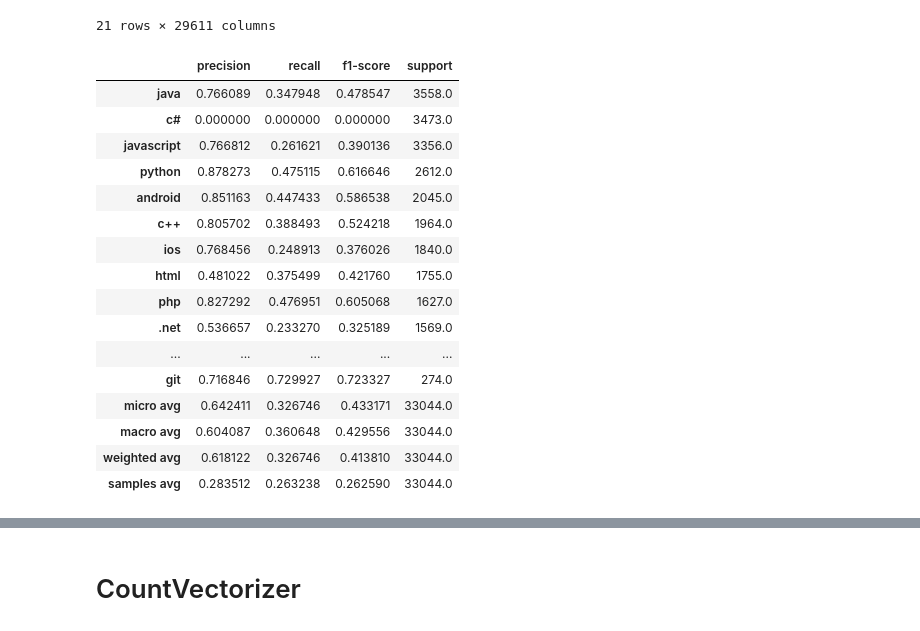
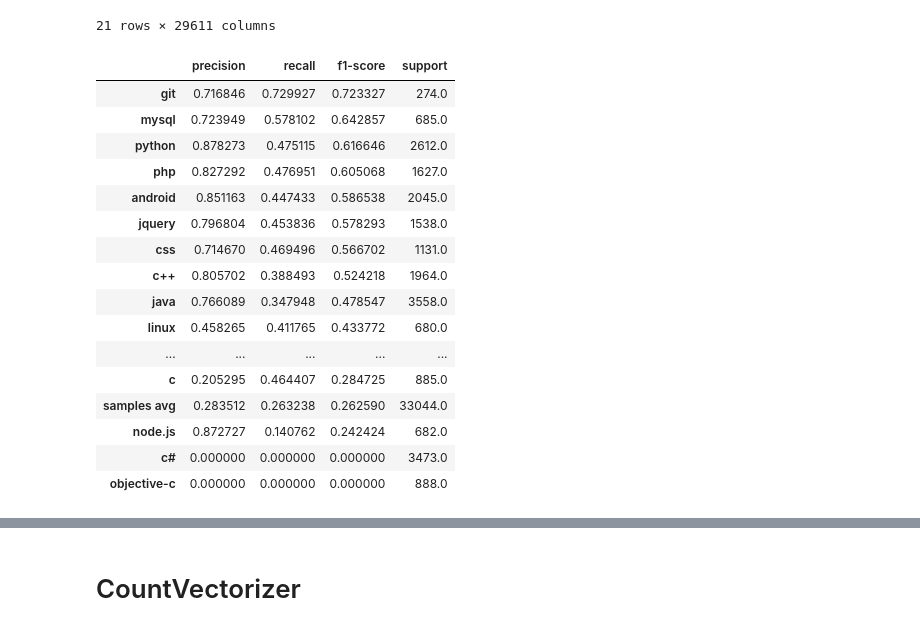
Before and after one commit to DomWch/OpenClassRooms-NLP-P5, a Jupyter notebook: p5-nlp-tfidf-onevsrest.ipynb, the cells around one changed output, grey strips where cells are left out. Saved outputs shown, nothing was run; the diff lists cells and outputs as text; code cells hidden in the pictures.

```diff
--- a/p5-nlp-tfidf-onevsrest.ipynb
+++ b/p5-nlp-tfidf-onevsrest.ipynb
@@ -175,10 +180,16 @@ def tags_are_in(df: pd.DataFrame(), tags: list):
     return pd.DataFrame({tag: tag_is_in(df, tag) for tag in tags})
 
 
-def save_score(y_true, y_pred, target_names: list, name=None) -> pd.DataFrame():
+def save_score(
+    y_true, y_pred, target_names: list, name=None, zero_division=0
+) -> pd.DataFrame():
     scores = pd.DataFrame(
         metrics.classification_report(
-            y_true, y_pred, target_names=target_names, zero_division=0, output_dict=True
+            y_true,
+            y_pred,
+            target_names=target_names,
+            zero_division=zero_division,
+            output_dict=True,
         )
     ).T
     if name is not None:
@@ -305,7 +321,9 @@ save_score(
 test_str = X_test.str
 pred_is_in = pd.DataFrame(
     {
-        target_name: test_str.contains(f" {target_name} ", case=False, regex=False).values
+        target_name: test_str.contains(
+            f" {target_name} ", case=False, regex=False
+        ).values
         for target_name in target_names
     }
 )
@@ -331,22 +349,22 @@ pred_is_in.T
 21 rows × 29611 columns
 # %%
 score_naive_is_in = save_score(y_test, pred_is_in, target_names, "naive_is_in")
-score_naive_is_in
+score_naive_is_in.sort_values(by="f1-score", ascending=False)
 # %% [output]
 |  | precision | recall | f1-score | support |
+| git | 0.716846 | 0.729927 | 0.723327 | 274.0 |
+| mysql | 0.723949 | 0.578102 | 0.642857 | 685.0 |
+| python | 0.878273 | 0.475115 | 0.616646 | 2612.0 |
+| php | 0.827292 | 0.476951 | 0.605068 | 1627.0 |
+| android | 0.851163 | 0.447433 | 0.586538 | 2045.0 |
+| jquery | 0.796804 | 0.453836 | 0.578293 | 1538.0 |
+| css | 0.714670 | 0.469496 | 0.566702 | 1131.0 |
+| c++ | 0.805702 | 0.388493 | 0.524218 | 1964.0 |
 | java | 0.766089 | 0.347948 | 0.478547 | 3558.0 |
+| linux | 0.458265 | 0.411765 | 0.433772 | 680.0 |
+| ... | ... | ... | ... | ... |
+| c | 0.205295 | 0.464407 | 0.284725 | 885.0 |
+| samples avg | 0.283512 | 0.263238 | 0.262590 | 33044.0 |
+| node.js | 0.872727 | 0.140762 | 0.242424 | 682.0 |
 | c# | 0.000000 | 0.000000 | 0.000000 | 3473.0 |
-| javascript | 0.766812 | 0.261621 | 0.390136 | 3356.0 |
-| python | 0.878273 | 0.475115 | 0.616646 | 2612.0 |
-| android | 0.851163 | 0.447433 | 0.586538 | 2045.0 |
-| c++ | 0.805702 | 0.388493 | 0.524218 | 1964.0 |
-| ios | 0.768456 | 0.248913 | 0.376026 | 1840.0 |
-| html | 0.481022 | 0.375499 | 0.421760 | 1755.0 |
-| php | 0.827292 | 0.476951 | 0.605068 | 1627.0 |
-| .net | 0.536657 | 0.233270 | 0.325189 | 1569.0 |
-| ... | ... | ... | ... | ... |
-| git | 0.716846 | 0.729927 | 0.723327 | 274.0 |
-| micro avg | 0.642411 | 0.326746 | 0.433171 | 33044.0 |
-| macro avg | 0.604087 | 0.360648 | 0.429556 | 33044.0 |
-| weighted avg | 0.618122 | 0.326746 | 0.413810 | 33044.0 |
-| samples avg | 0.283512 | 0.263238 | 0.262590 | 33044.0 |
+| objective-c | 0.000000 | 0.000000 | 0.000000 | 888.0 |
```
Also changed, not shown: parts of 21 cells of this notebook.
